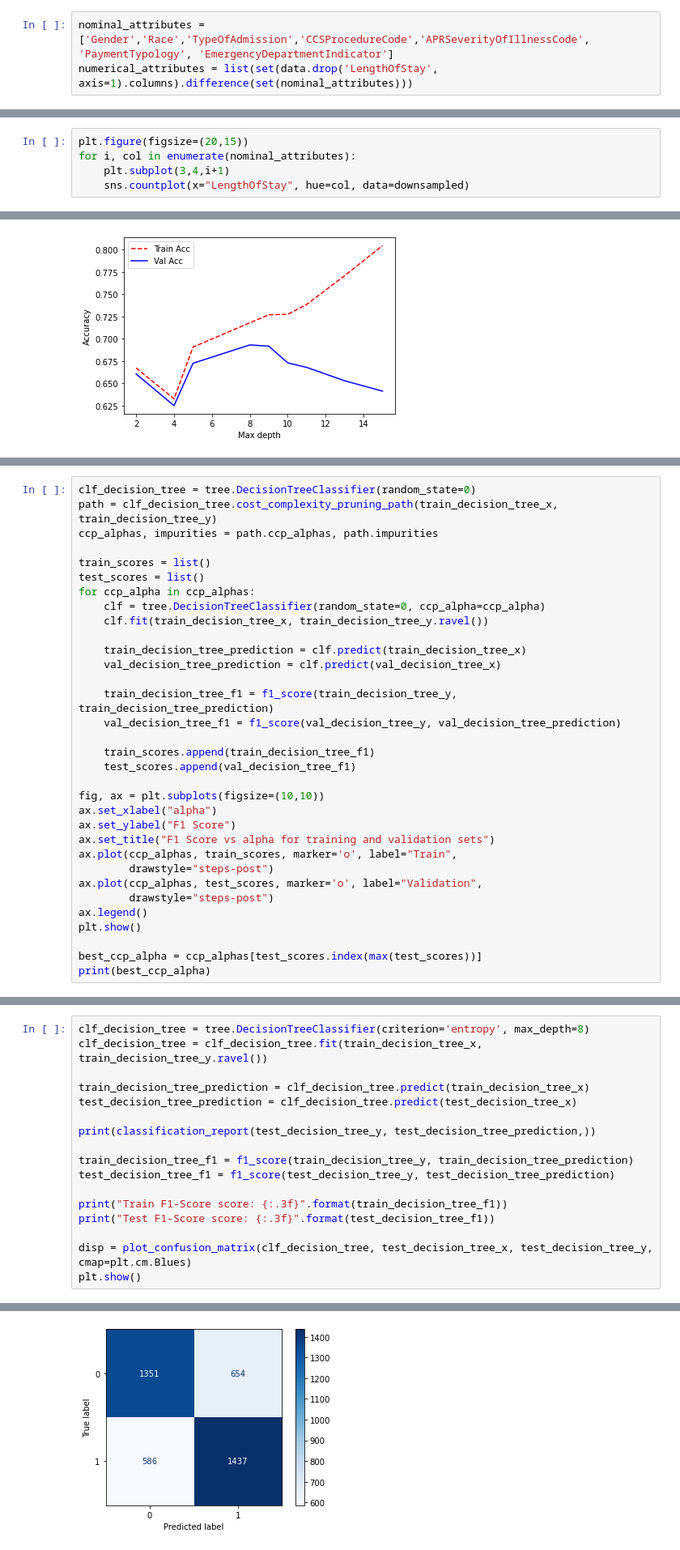
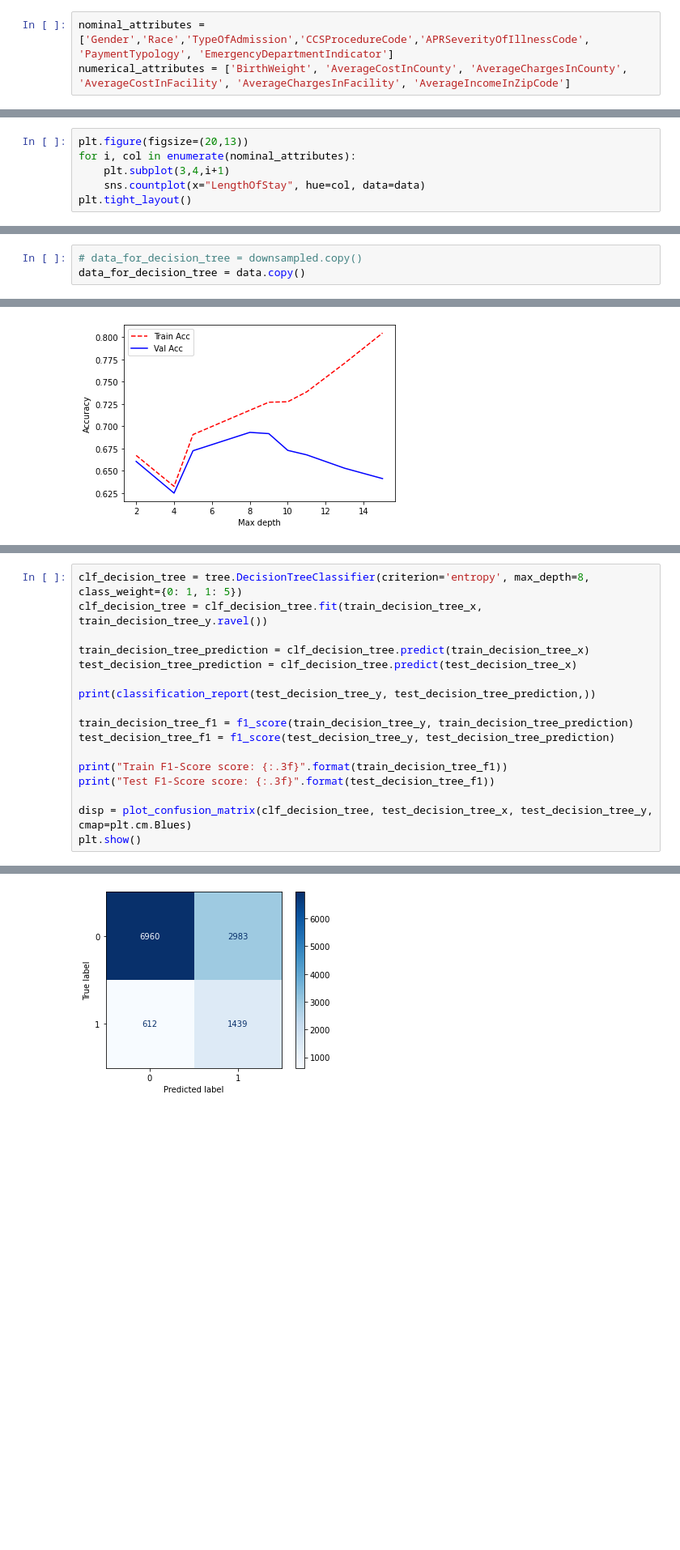
Before and after one commit to qinqin65/MachineLerningAssignment1, a Jupyter notebook: s3805989_assignment1.ipynb, the cells around one changed output, grey strips where cells are left out. Shown: that part at 81% size. Cells and saved outputs as stored; diff of their text form; blank space fills up the shorter version.

```diff
--- a/s3805989_assignment1.ipynb
+++ b/s3805989_assignment1.ipynb
@@ -164,12 +187,13 @@ data.loc[:, transform_attributes] = powertransformer.transform(data.loc[:, trans
 ## 6.5. Show data distributions categoried by the "LengthOfStay" attribute
 # %%
 nominal_attributes = ['Gender','Race','TypeOfAdmission','CCSProcedureCode','APRSeverityOfIllnessCode', 'PaymentTypology', 'EmergencyDepartmentIndicator']
-numerical_attributes = list(set(data.drop('LengthOfStay', axis=1).columns).difference(set(nominal_attributes)))
+numerical_attributes = ['BirthWeight', 'AverageCostInCounty', 'AverageChargesInCounty', 'AverageCostInFacility', 'AverageChargesInFacility', 'AverageIncomeInZipCode']
 # %% [markdown]
 ### 6.5.1. Count plot
 # %%
-plt.figure(figsize=(20,15))
+plt.figure(figsize=(20,13))
 for i, col in enumerate(nominal_attributes):
     plt.subplot(3,4,i+1)
-    sns.countplot(x="LengthOfStay", hue=col, data=downsampled)
+    sns.countplot(x="LengthOfStay", hue=col, data=data)
+plt.tight_layout()
 # %% [output]
@@ -322,3 +367,6 @@ data_for_decision_tree = downsampled.copy()
+# %%
+# data_for_decision_tree = downsampled.copy()
+data_for_decision_tree = data.copy()
 # %% [markdown]
 ## 10.2. One hot encoding
 # %%
@@ -387,33 +457,0 @@ It seems that 8 is the best.
-# %%
-clf_decision_tree = tree.DecisionTreeClassifier(random_state=0)
-path = clf_decision_tree.cost_complexity_pruning_path(train_decision_tree_x, train_decision_tree_y)
-ccp_alphas, impurities = path.ccp_alphas, path.impurities
-
-train_scores = list()
-test_scores = list()
-for ccp_alpha in ccp_alphas:
-    clf = tree.DecisionTreeClassifier(random_state=0, ccp_alpha=ccp_alpha)
-    clf.fit(train_decision_tree_x, train_decision_tree_y.ravel())
-
-    train_decision_tree_prediction = clf.predict(train_decision_tree_x)
-    val_decision_tree_prediction = clf.predict(val_decision_tree_x)
-
-    train_decision_tree_f1 = f1_score(train_decision_tree_y, train_decision_tree_prediction)
-    val_decision_tree_f1 = f1_score(val_decision_tree_y, val_decision_tree_prediction)
-
-    train_scores.append(train_decision_tree_f1)
-    test_scores.append(val_decision_tree_f1)
-
-fig, ax = plt.subplots(figsize=(10,10))
-ax.set_xlabel("alpha")
-ax.set_ylabel("F1 Score")
-ax.set_title("F1 Score vs alpha for training and validation sets")
-ax.plot(ccp_alphas, train_scores, marker='o', label="Train",
-        drawstyle="steps-post")
-ax.plot(ccp_alphas, test_scores, marker='o', label="Validation",
-        drawstyle="steps-post")
-ax.legend()
-plt.show()
-
-best_ccp_alpha = ccp_alphas[test_scores.index(max(test_scores))]
-print(best_ccp_alpha)
@@ -455,6 +459,6 @@ It seems that 13 is the best
 ## 10.5. Measure the performance
 # %%
-clf_decision_tree = tree.DecisionTreeClassifier(criterion='entropy', max_depth=8)
+clf_decision_tree = tree.DecisionTreeClassifier(criterion='entropy', max_depth=8, class_weight={0: 1, 1: 5})
 clf_decision_tree = clf_decision_tree.fit(train_decision_tree_x, train_decision_tree_y.ravel())
 
 train_decision_tree_prediction = clf_decision_tree.predict(train_decision_tree_x)
@@ -485 +489 @@ Test F1-Score score: 0.699
-[figure, old version]
+[figure, new version]
```
Also changed, not shown: parts of 31 cells of this notebook.
